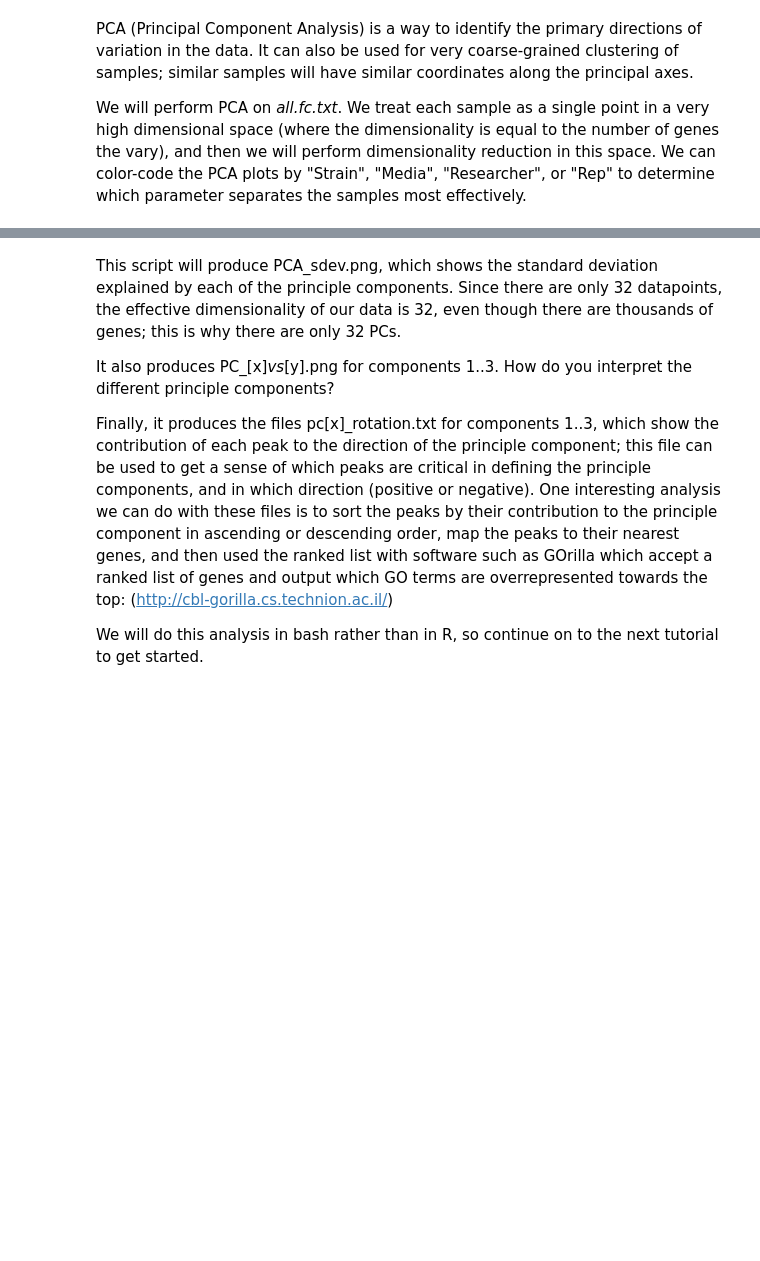
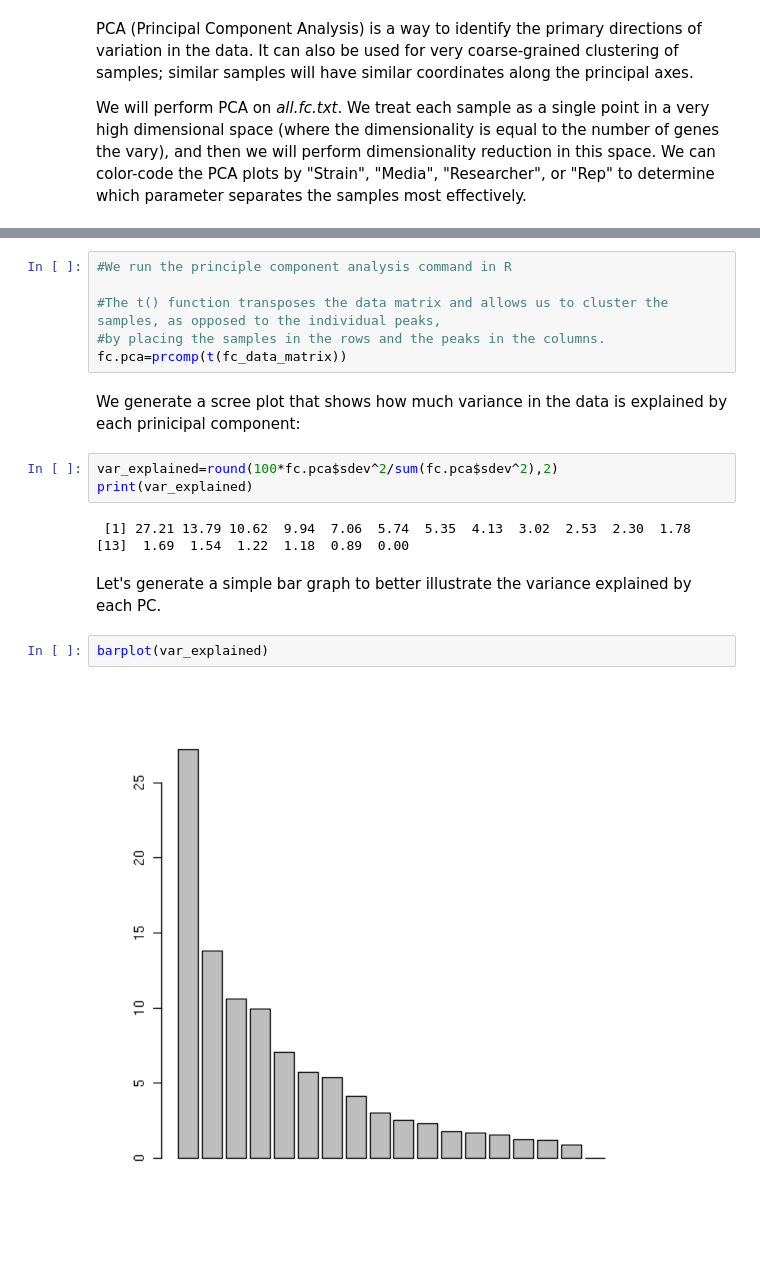
Before and after one commit to kundajelab/training_camp, a Jupyter notebook: workflow_notebooks/3.1 Clustering analysis and PCA.ipynb, the cells around one changed output, grey strips where cells are left out. Saved outputs shown, nothing was run; the diff lists cells and outputs as text; blank space fills up the shorter version.

Commit message:
cleaned up the clustering/PCA notebook

```diff
--- a/workflow_notebooks/3.1 Clustering analysis and PCA.ipynb
+++ b/workflow_notebooks/3.1 Clustering analysis and PCA.ipynb
@@ -204,8 +142,20 @@ head -n20 pc3_rotation.txt
-# %% [markdown]
-This script will produce PCA_sdev.png, which shows the standard deviation explained by each of the principle components. Since there are only 32 datapoints, the effective dimensionality of our data is 32, even though there are thousands of genes; this is why there are only 32 PCs.
-
-It also produces PC_[x]_vs_[y].png for components 1..3. How do you interpret the different principle components?
-
-Finally, it produces the files pc[x]_rotation.txt for components 1..3, which show the contribution of each peak to the direction of the principle component; this file can be used to get a sense of which peaks are critical in defining the principle components, and in which direction (positive or negative). One interesting analysis we can do with these files is to sort the peaks by their contribution to the principle component in ascending or descending order, map the peaks to their nearest genes, and then used the ranked list with software such as GOrilla which accept a ranked list of genes and output which GO terms are overrepresented towards the top: (http://cbl-gorilla.cs.technion.ac.il/)
-
-We will do this analysis in bash rather than in R, so continue on to the next tutorial to get started.
+# %%
+#We run the principle component analysis command in R
+
+#The t() function transposes the data matrix and allows us to cluster the samples, as opposed to the individual peaks,
+#by placing the samples in the rows and the peaks in the columns.
+fc.pca=prcomp(t(fc_data_matrix))
+# %% [markdown]
+We generate a scree plot that shows how much variance in the data is explained by each prinicipal component:
+# %%
+var_explained=round(100*fc.pca$sdev^2/sum(fc.pca$sdev^2),2)
+print(var_explained)
+# %% [output]
+ [1] 27.21 13.79 10.62  9.94  7.06  5.74  5.35  4.13  3.02  2.53  2.30  1.78
+[13]  1.69  1.54  1.22  1.18  0.89  0.00
+# %% [markdown]
+Let's generate a simple bar graph to better illustrate the variance explained by each PC.
+# %%
+barplot(var_explained)
+# %% [output]
+[figure, added]
```
Also changed, not shown: parts of 47 cells of this notebook, 3 other files.
